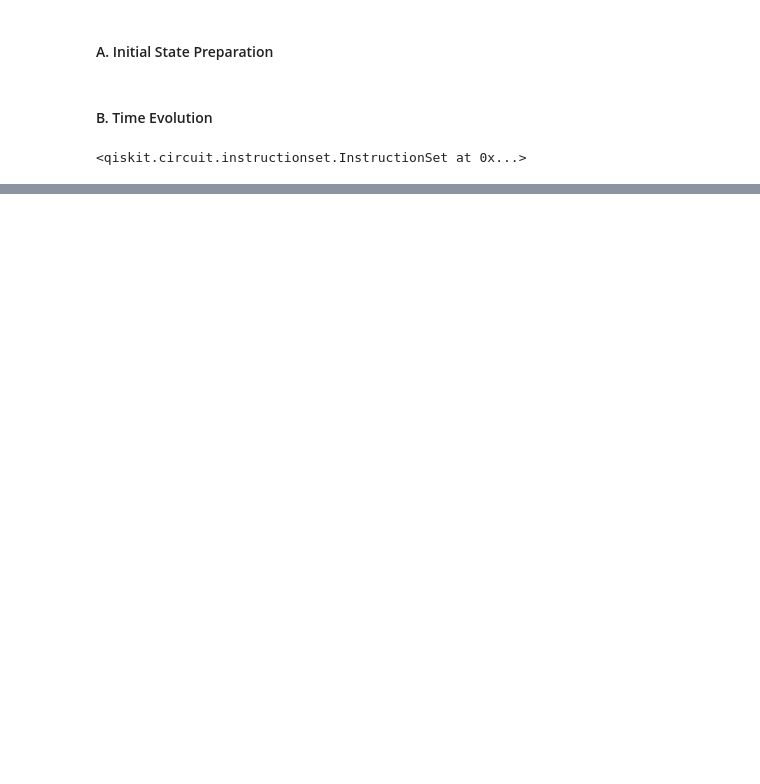
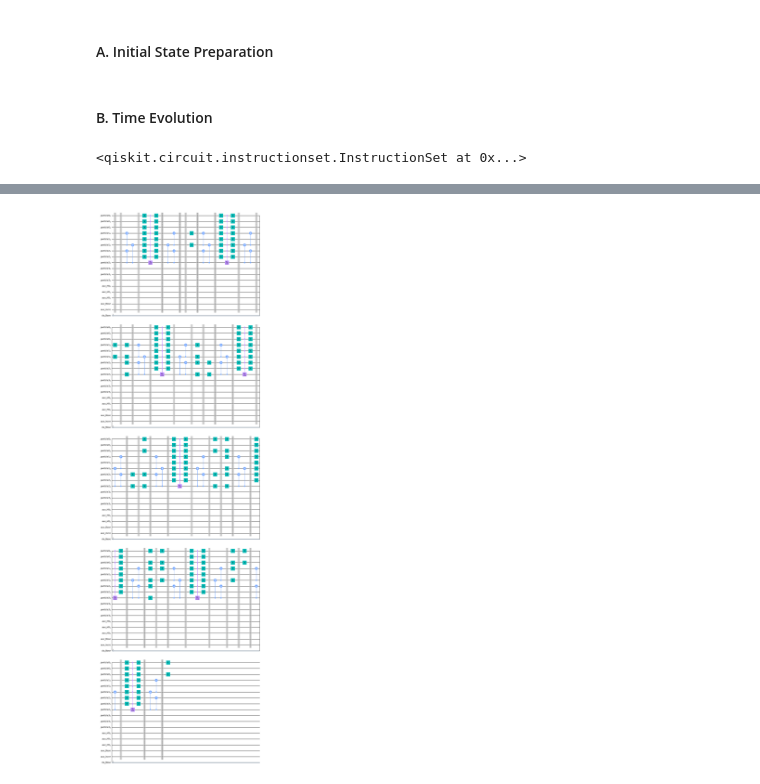
Before and after one commit to UTokyo-ICEPP/single-particle-qft, a Jupyter notebook: qsp/qc_single_particle.ipynb, the cells around one changed output, grey strips where cells are left out. Saved outputs shown, nothing was run; the diff lists cells and outputs as text; code cells hidden in the pictures; blank space fills up the shorter version.

```diff
--- a/qsp/qc_single_particle.ipynb
+++ b/qsp/qc_single_particle.ipynb
@@ -105,7 +105,7 @@ def translateGate(trans_mat, particle_reg, flag): # flag==1 means position trans
         sign = -1
     else: print('flag should be True or False!')
     for iqubit in range(N_abs * d + d): # 量子レジスタ内のiqubit番目の量子ビットを考える
-        trans_circuit.p((-2 * np.pi * sign * (2 ** iqubit) * trans_mat) / 2 ** (N_abs + 1), particle_reg[iqubit])
+        trans_circuit.p((-2 * np.pi * sign * (2 ** iqubit) * trans_mat) / 2 ** (N_abs + d), particle_reg[iqubit])
     trans_gate = trans_circuit.to_gate()
     return trans_gate
 # %%
@@ -480 +494,18 @@ circuit.append(uncompute_gate, qargs=particle_1D_list + anc_reg_h0[:])
+# %%
+n = 2
+M = 2
+N_abs = 1
+N = N_abs * d +d
+circuit, particle_regs, anc_reg_h0, anc_reg_symm, anc_incre, cla_reg_symm, particle_1D_list = init(M, N_abs, d)
+
+for imode in range(2 ** N_abs):
+    for inum, ireg in enumerate(particle_regs):
+        for jnum, jreg in enumerate(particle_regs):
+            if inum != jnum:
+                sq_gate, modebit = squeezeGate(imode, ireg, jreg)
+                sq_gate.name = f'mode{imode} sq'
+                circuit.append(sq_gate, qargs=ireg[:] + jreg[:] + anc_incre[:])
+                circuit.barrier()
+
+# circuit.draw('mpl')
 # %%
@@ -643,0 +722,21 @@ circuit.draw('mpl')
+# %%
+n = 4
+M = 4
+N_abs = 1
+N = N_abs * d + d + 1
+
+circuit, particle_regs, anc_reg_h0, anc_reg_symm, anc_incre, cla_reg_symm, particle_1D_list = init(M, N_abs, d)
+ipos = 1
+ireg = particle_regs[0]
+jreg = particle_regs[1]
+kreg = particle_regs[2]
+two_hamming_list = ['00', '10']
+three_hamming_list = ['000', '010', '011', '001', '101', '111', '110', '100']
+# three_hamming_list = ['111']
+intHamiltonianTwoIndices(circuit, ireg, jreg, kreg, ipos, three_hamming_list)
+# int_gate.name = f'pos{ipos} intH'
+# circuit.append(int_gate, qargs=ireg[:]+jreg[:]+kreg[:])
+
+circuit.draw('mpl')
+# %% [output]
+[figure, added]
```
Also changed, not shown: parts of 27 cells of this notebook, 1 other file.
